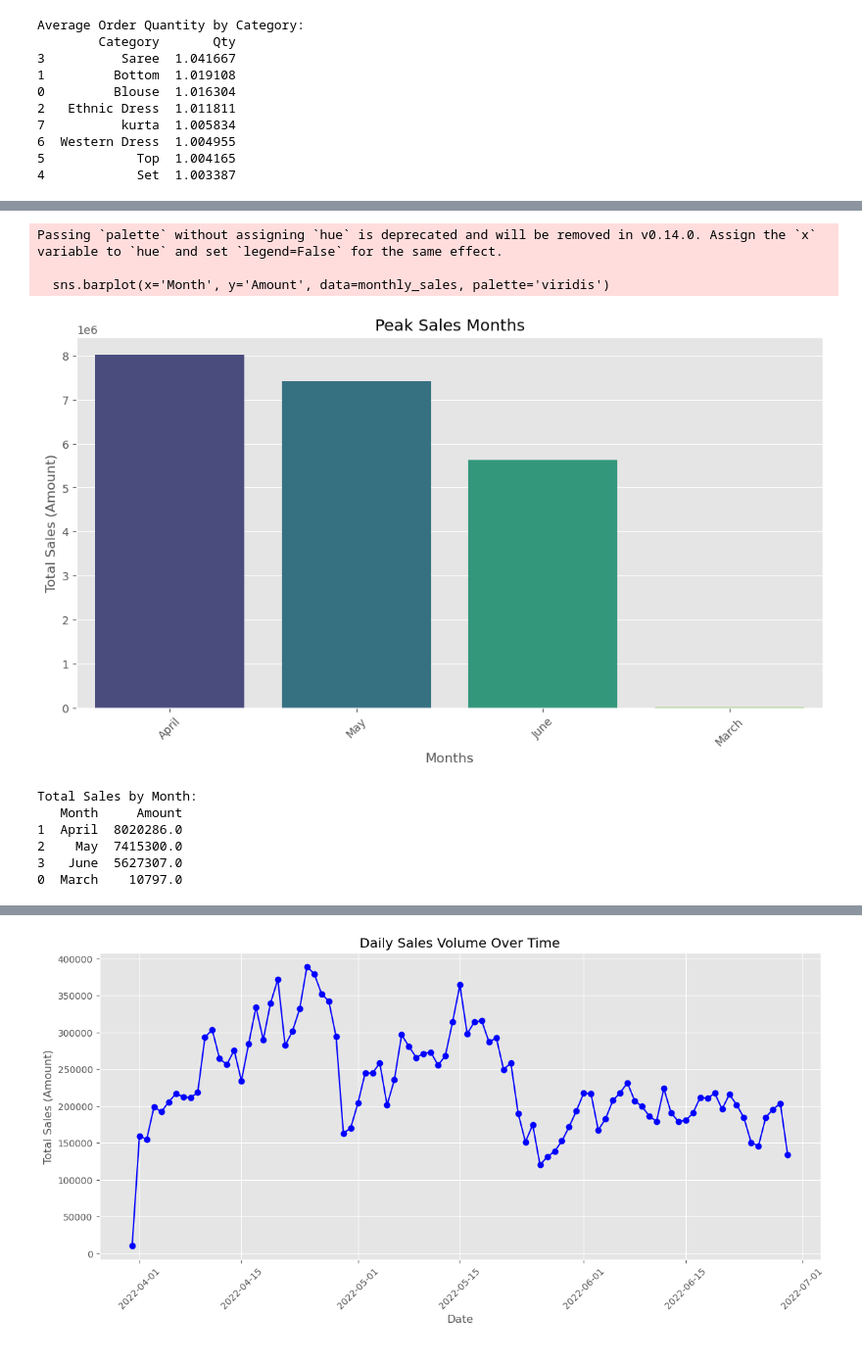
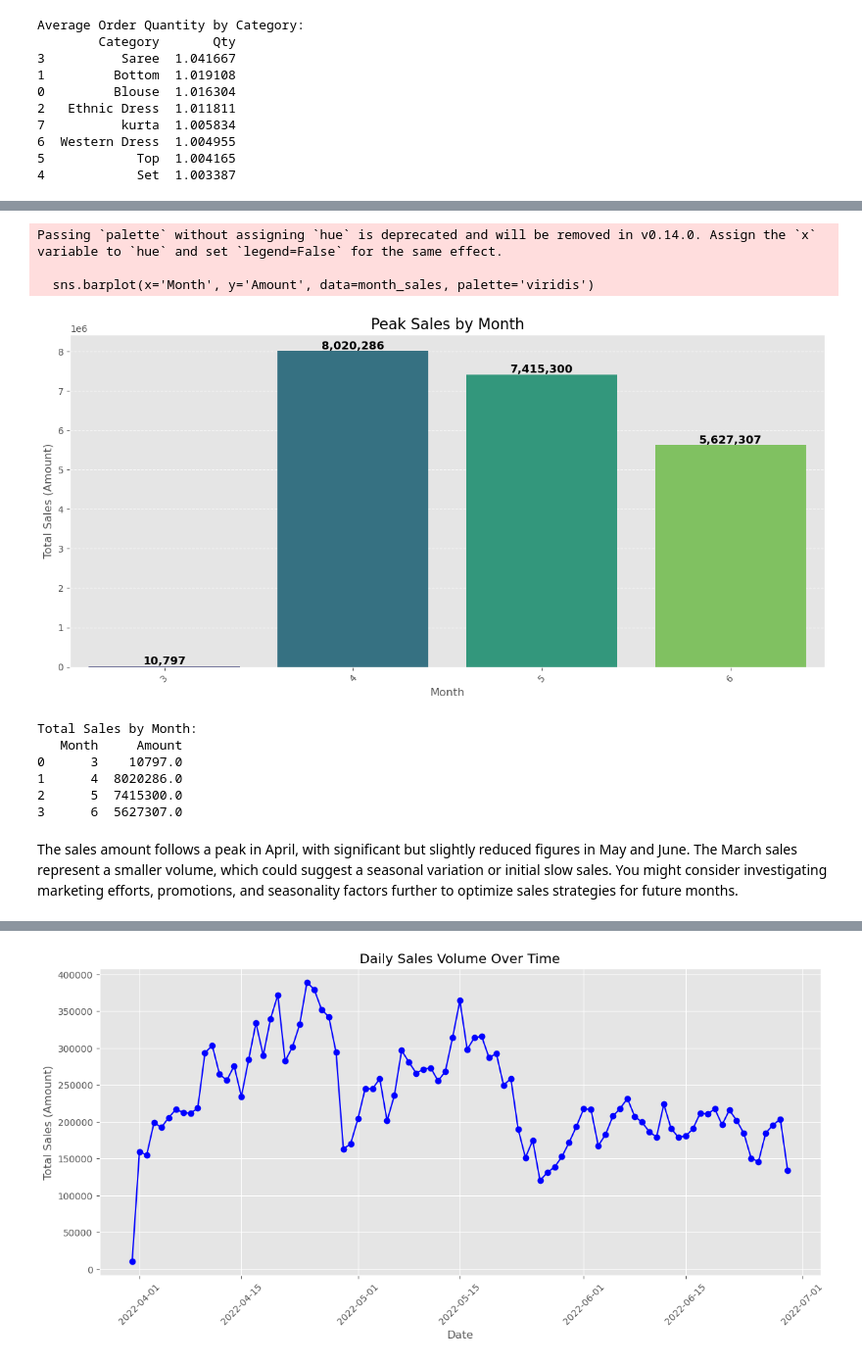
Before and after one commit to ElifSurucu/Analyzing-E-Commerce-Sales-Performance, a Jupyter notebook: Analysis_Notebook.ipynb, the cells around one changed output, grey strips where cells are left out. Shown at 98% size. Drawn from its saved outputs; the diff is of its cells as text; code cells hidden in the pictures.

```diff
--- a/Analysis_Notebook.ipynb
+++ b/Analysis_Notebook.ipynb
@@ -399,30 +467,50 @@ monthly_sales['Month'] = monthly_sales['Month'].apply(lambda x: month_names[x-1]
 # Sort by total sales to highlight peak months
 monthly_sales = monthly_sales.sort_values(by='Amount', ascending=False)
 # %%
-# Visualize Peak Sales by Month
+data['Date'] = pd.to_datetime(data['Date'])
+
+data['Month'] = data['Date'].dt.month
+
+month_sales = data.groupby('Month')['Amount'].sum().reset_index()
+
 plt.figure(figsize=(12, 6))
-sns.barplot(x='Month', y='Amount', data=monthly_sales, palette='viridis')
+sns.barplot(x='Month', y='Amount', data=month_sales, palette='viridis')
 
-plt.title("Peak Sales Months")
-plt.xlabel("Months")
-plt.ylabel("Total Sales (Amount)")
+plt.title("Peak Sales by Month", fontsize=16)
+plt.xlabel("Month", fontsize=12)
+plt.ylabel("Total Sales (Amount)", fontsize=12)
+
+for p in plt.gca().patches:
+    plt.gca().annotate(f'{p.get_height():,.0f}', (p.get_x() + p.get_width() / 2., p.get_height()),
+                       ha='center', va='center', fontsize=12, color='black', fontweight='bold', xytext=(0, 5),
+                       textcoords='offset points')
+
 plt.xticks(rotation=45)
+
+
+plt.grid(True, axis='y', linestyle='--', alpha=0.7)
+
+
+plt.tight_layout()
+
+
 plt.show()
 
-# Print the data for clarity
 print("Total Sales by Month:")
-print(monthly_sales)
+print(month_sales)
 # %% [output]
 Passing `palette` without assigning `hue` is deprecated and will be removed in v0.14.0. Assign the `x` variable to `hue` and set `legend=False` for the same effect.
 
-  sns.barplot(x='Month', y='Amount', data=monthly_sales, palette='viridis')
+  sns.barplot(x='Month', y='Amount', data=month_sales, palette='viridis')
-[figure, old version]
+[figure, new version]
 Total Sales by Month:
    Month     Amount
-1  April  8020286.0
-2    May  7415300.0
-3   June  5627307.0
-0  March    10797.0
+0      3    10797.0
+1      4  8020286.0
+2      5  7415300.0
+3      6  5627307.0
+# %% [markdown]
+The sales amount follows a peak in April, with significant but slightly reduced figures in May and June. The March sales represent a smaller volume, which could suggest a seasonal variation or initial slow sales. You might consider investigating marketing efforts, promotions, and seasonality factors further to optimize sales strategies for future months.
 # %%
 import pandas as pd
 import matplotlib.pyplot as plt
```
Also changed, not shown: parts of 15 cells of this notebook.
